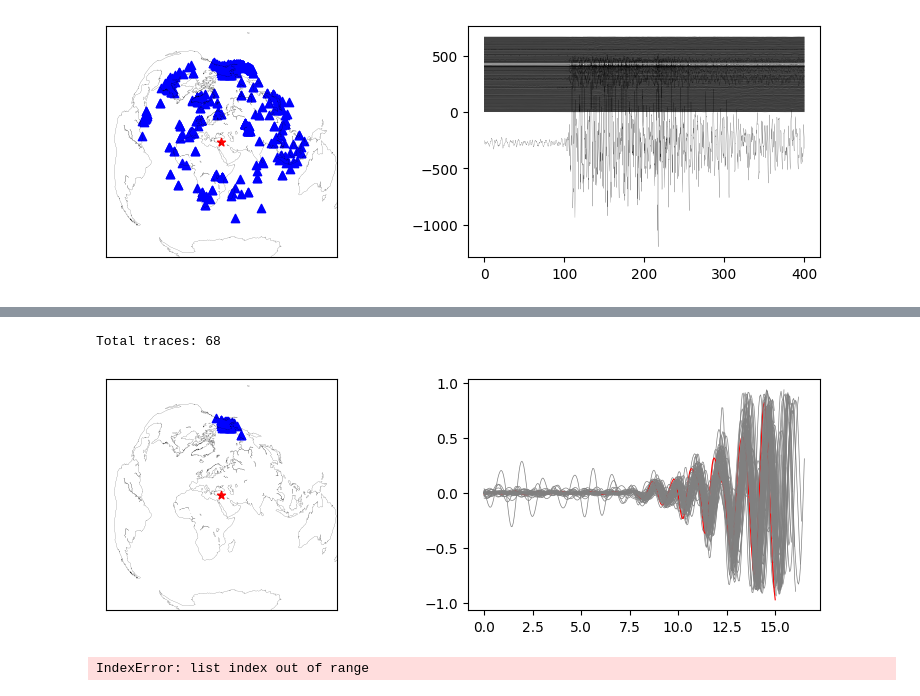
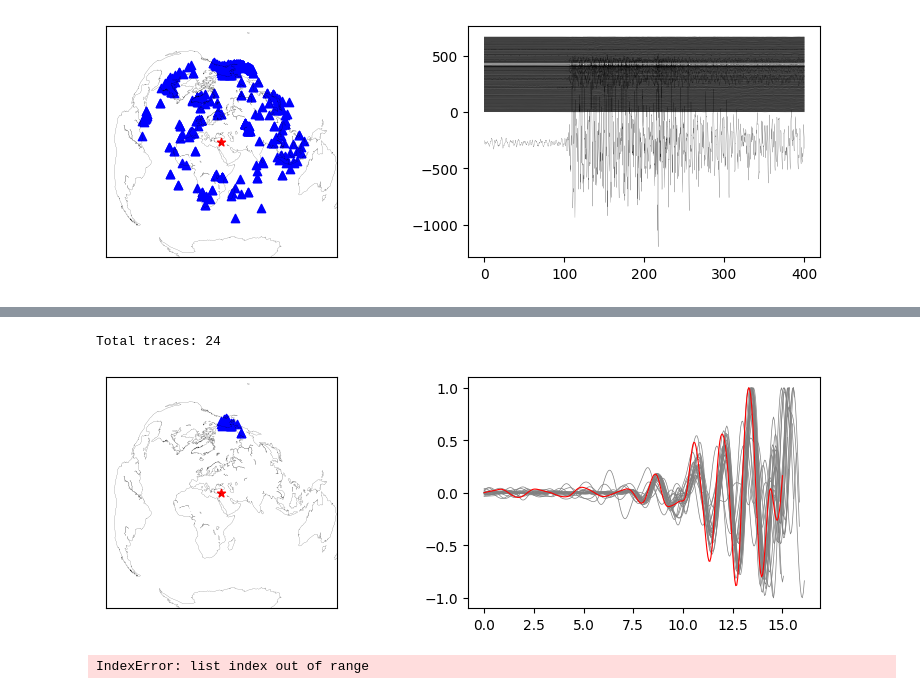
Before and after one commit to ajay6763/earthquake_bp_obspy, a Jupyter notebook: Array_selection.ipynb, the cells around one changed output, grey strips where cells are left out. Cells and saved outputs as stored; diff of their text form; code cells hidden in the pictures.

```diff
--- a/Array_selection.ipynb
+++ b/Array_selection.ipynb
@@ -252,7 +252,7 @@ def array_selection_plot(stream,event_lat,event_long,az_min,az_max,dist_min=0,di
     for tr_ in stream_sorted:
         count=count+1
         tr=tr_.copy()
-        tr.filter('bandpass',freqmin=bp_l,freqmax=bp_u)
+        tr.filter('bandpass',freqmin=bp_l,freqmax=bp_h)
         tr.detrend(type='demean')
         if tr.stats.station == ref_trace.stats.station:
             map.scatter(tr.stats.station_longitude,tr.stats.station_latitude,latlon=True,facecolor='blue',marker='^')
@@ -265,7 +265,7 @@ def array_selection_plot(stream,event_lat,event_long,az_min,az_max,dist_min=0,di
                           tr.stats['P_arrival']+t_plot_end)  #bp_lib.cut_window(tr, t_corr, -5, STF_end)[0]
             temp.normalize()
             cut=temp.data
-            cut=cut*tr.stats['Corr_sign']*tr.stats['Corr_coeff']
+            #cut=cut*tr.stats['Corr_sign']*tr.stats['Corr_coeff']
             #cut=cut/np.max(cut) #+ count
             #cut=cut +count
             time = np.arange(0, len(cut)/ tr.stats.sampling_rate, tr.stats.delta)
@@ -282,7 +282,7 @@ def array_selection_plot(stream,event_lat,event_long,az_min,az_max,dist_min=0,di
                            tr.stats['P_arrival']+t_plot_end)  #bp_lib.cut_window(tr, t_corr, -5, STF_end)[0]
             temp.normalize()
             cut=temp.data
-            cut=cut*tr.stats['Corr_sign']*tr.stats['Corr_coeff']
+            #cut=cut*tr.stats['Corr_sign']*tr.stats['Corr_coeff']
             #cut=cut/np.max(cut) #+ count
             #cut=cut +count
             time = np.arange(0, len(cut)/ tr.stats.sampling_rate, tr.stats.delta)
@@ -319,16 +461,16 @@ Total traces: 29
 # %%
 #USA
 az_min=-25
 az_max=25
 dist_min=60 #30
 dist_max=90
 stream_sorted=array_selection_plot(stream_test,event_lat,event_long,az_min,az_max,dist_min,dist_max,
-                    bp_l=0.85,bp_h=5,SNR_window=20,max_lag=20,time_before=20,time_after=20,
+                    bp_l=0.5,bp_h=1.5,SNR_window=10,max_lag=20,time_before=20,time_after=20,
                      corr_thresh=0.6,t_plot_start=5,
                      t_plot_end=10,SNR=10)
 # %% [output]
-Total traces: 68
+Total traces: 24
-[figure, old version]
+[figure, new version]
 # %%
 bp_l=0.1
 bp_u=0.5
```
Also changed, not shown: parts of 8 cells of this notebook, 1 other file.
